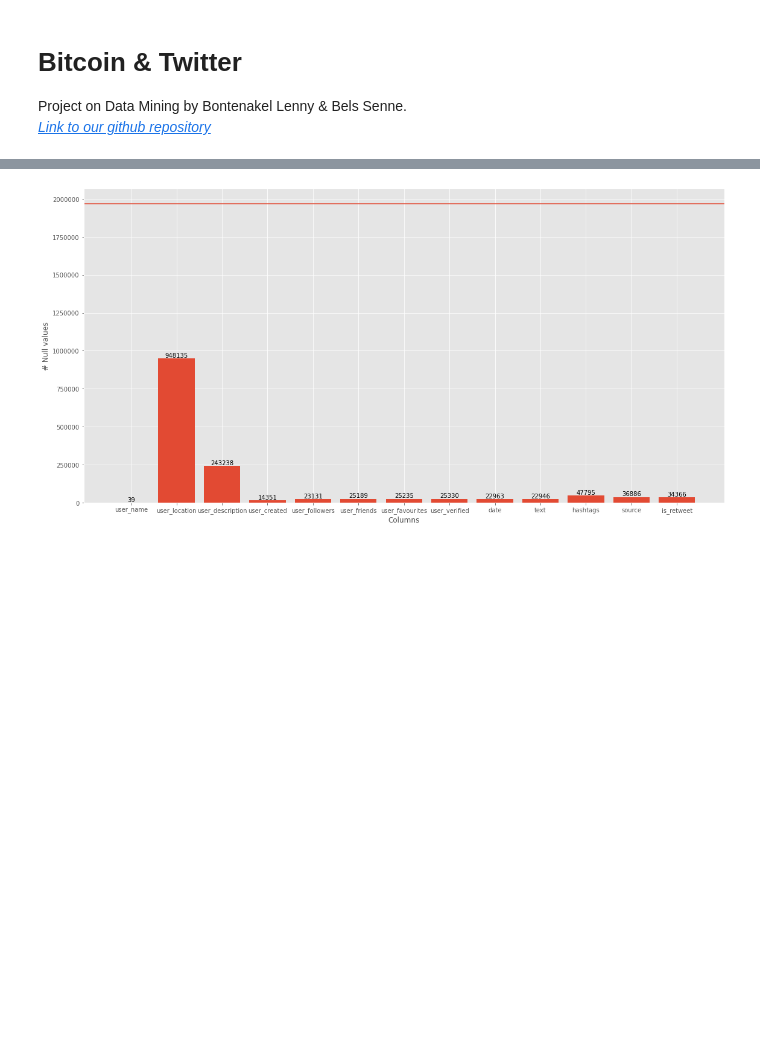
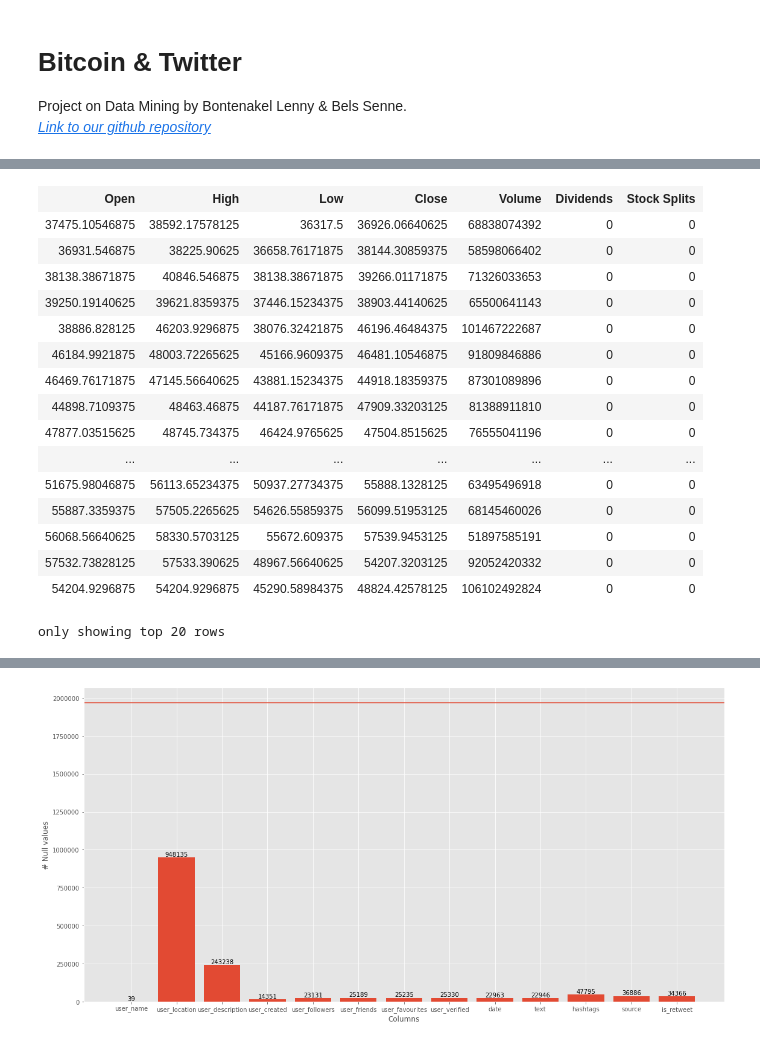
Before and after one commit to snenenenenenene/btc-twitter-data-mining, a Jupyter notebook: main.ipynb, the cells around one changed output, grey strips where cells are left out. Drawn from its saved outputs; the diff is of its cells as text; code cells hidden in the pictures; blank space fills up the shorter version.

```diff
--- a/main.ipynb
+++ b/main.ipynb
@@ -158,0 +149,27 @@ Project on Data Mining by Bontenakel Lenny & Bels Senne.
+# %%
+btc_stock = yf.Ticker("BTC-USD")
+end = datetime.datetime(2021, 11, 26)
+start = datetime.datetime(2021, 2, 5)
+
+btc_stock = btc_stock.history(start=start, end=end)
+btc_df = spark.createDataFrame(btc_stock)
+
+btc_df
+# %% [output]
+| Open | High | Low | Close | Volume | Dividends | Stock Splits |
+| 37475.10546875 | 38592.17578125 | 36317.5 | 36926.06640625 | 68838074392 | 0 | 0 |
+| 36931.546875 | 38225.90625 | 36658.76171875 | 38144.30859375 | 58598066402 | 0 | 0 |
+| 38138.38671875 | 40846.546875 | 38138.38671875 | 39266.01171875 | 71326033653 | 0 | 0 |
+| 39250.19140625 | 39621.8359375 | 37446.15234375 | 38903.44140625 | 65500641143 | 0 | 0 |
+| 38886.828125 | 46203.9296875 | 38076.32421875 | 46196.46484375 | 101467222687 | 0 | 0 |
+| 46184.9921875 | 48003.72265625 | 45166.9609375 | 46481.10546875 | 91809846886 | 0 | 0 |
+| 46469.76171875 | 47145.56640625 | 43881.15234375 | 44918.18359375 | 87301089896 | 0 | 0 |
+| 44898.7109375 | 48463.46875 | 44187.76171875 | 47909.33203125 | 81388911810 | 0 | 0 |
+| 47877.03515625 | 48745.734375 | 46424.9765625 | 47504.8515625 | 76555041196 | 0 | 0 |
+| ... | ... | ... | ... | ... | ... | ... |
+| 51675.98046875 | 56113.65234375 | 50937.27734375 | 55888.1328125 | 63495496918 | 0 | 0 |
+| 55887.3359375 | 57505.2265625 | 54626.55859375 | 56099.51953125 | 68145460026 | 0 | 0 |
+| 56068.56640625 | 58330.5703125 | 55672.609375 | 57539.9453125 | 51897585191 | 0 | 0 |
+| 57532.73828125 | 57533.390625 | 48967.56640625 | 54207.3203125 | 92052420332 | 0 | 0 |
+| 54204.9296875 | 54204.9296875 | 45290.58984375 | 48824.42578125 | 106102492824 | 0 | 0 |
+only showing top 20 rows
```
Also changed, not shown: parts of 51 cells of this notebook.
